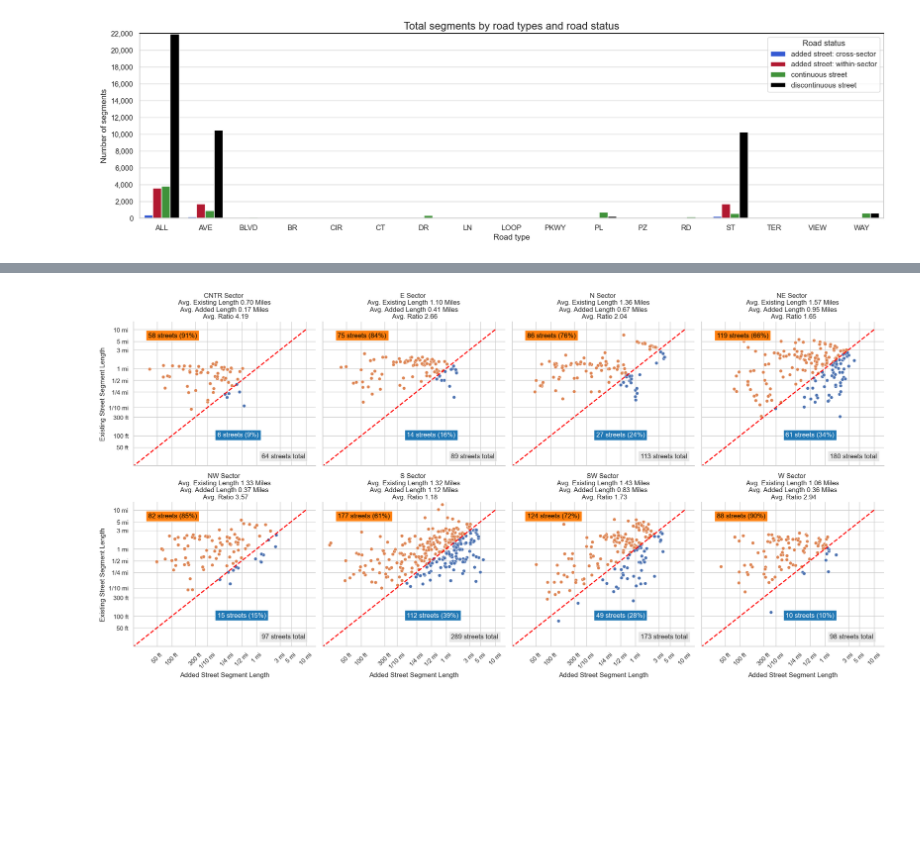
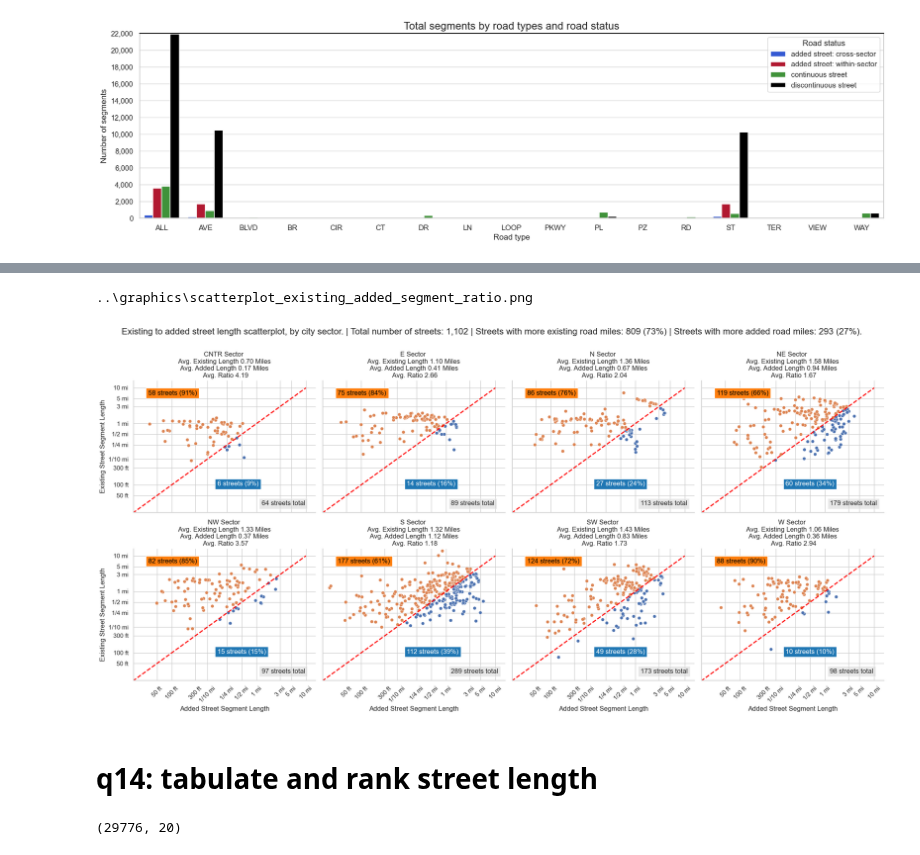
Before and after one commit to mike-babb/seattle_streets, a Jupyter notebook: code/step_05_prepare_graphs_and_stats.ipynb, the cells around one changed output, grey strips where cells are left out. Drawn from its saved outputs; the diff is of its cells as text; code cells hidden in the pictures; blank space fills up the shorter version.

Commit message:
upload street ratio comparison 2025_09_22_16_22_01

```diff
--- a/code/step_05_prepare_graphs_and_stats.ipynb
+++ b/code/step_05_prepare_graphs_and_stats.ipynb
@@ -1258,0 +1341,8 @@ pv_pv_df.head()
+# %%
+col_names = ['city_sector', 'added_street_within_sector', 'discontinuous_street', 'total_length']
+sctr_mean_df = pv_df[col_names].groupby(col_names[:-3]).agg(added_avg_length = ('added_street_within_sector', 'mean'),
+                                                      existing_avg_length = ('discontinuous_street', 'mean'),
+                                                      total_avg_length = ('total_length', 'mean')
+                                                      ).reset_index()
+
+display(sctr_mean_df)
@@ -1258,0 +1385,2 @@ pv_pv_df.head()
+# %%
+sctr_df = pd.merge(left = sctr_sum_df, right = sctr_mean_df)
@@ -1259,6 +1405,5 @@ pv_pv_df.head()
 # %%
-# aggregate to get the sums of miles thing!
-col_names = ['city_sector', 'added_street_within_sector', 'discontinuous_street']
-pv_agg = pv_df[col_names].groupby(col_names[:-2]).agg(added_street_within_sector = ('added_street_within_sector', 'mean'),
-                                                      discontinuous_street = ('discontinuous_street', 'mean')).reset_index()
-pv_agg['street_ratio'] = pv_agg['discontinuous_street'] / pv_agg['added_street_within_sector']
+# aggregate to get averages by sector
+
+sctr_df['street_ratio_dta'] = sctr_df['existing_avg_length'] / sctr_df['added_avg_length']
+sctr_df['street_ratio_atd'] = sctr_df['added_avg_length'] / sctr_df['existing_avg_length']
@@ -1287,7 +1433,7 @@ display(pv_agg)
 # make the plot
 g = sns.FacetGrid(pv_df, col="city_sector", col_wrap=4, height=5, aspect=1)
 g.map_dataframe(sns.scatterplot, x="added_street_within_sector_log", y="discontinuous_street_log",
-                hue = 'street_ratio_hue')
+                hue = 'street_ratio_dta_hue')
 
 # Add a red diagonal line at unity
 def draw_diagonal(*args, **kwargs):
@@ -1319,41 +1465,65 @@ for ax in g.axes.flat:
 
     # y axis
     ax.set_yticks(ticks = y_ticks)
     ax.set_yticklabels(labels = y_tick_label_text, rotation=0)
 
     # titles
     curr_cs = ax.get_title()[len('city_sector = '):]
     #print(curr_title)
 
     # the average ratio of added to existing streets
-    curr_row = pv_agg.loc[pv_agg['city_sector']==curr_cs, :].iloc[0].to_list()
-    avg_added = f'{curr_row[1]:,.2f}'
-    avg_existing = f'{curr_row[2]:,.2f}'
-    avg_ratio = f'{curr_row[3]:,.2f}'
+    curr_sctr_df = sctr_df.loc[sctr_df['city_sector']==curr_cs, :]
+    avg_added = f'{curr_sctr_df['added_avg_length'].iloc[0]:,.2f}'
+    avg_existing = f'{curr_sctr_df['existing_avg_length'].iloc[0]:,.2f}'
+    avg_ratio = f'{curr_sctr_df['street_ratio_dta'].iloc[0]:,.2f}'
 
     curr_title = f"{curr_cs} Sector \n Avg. Existing Length {avg_existing} Miles \n Avg. Added Length {avg_added} Miles \n Avg. Ratio {avg_ratio}"
     ax.set_title(curr_title)
 
     # the number of streets with more added length than existing length and vice-versa
-    curr_row = pv_pv_df.loc[pv_pv_df['city_sector']==curr_cs, :].iloc[0].to_list()
-    added_streets = curr_row[1]
-    existing_streets = curr_row[2]
-    total_streets = curr_row[3]
-    added_streets_per = f'{curr_row[4]:.0%}'
-    existing_streets_per = f'{curr_row[5]:.0%}'
+    added_streets = curr_sctr_df['added_is_gt'].iloc[0]
+    existing_streets = curr_sctr_df['existing_is_gt'].iloc[0]
+    total_streets = curr_sctr_df['total_streets'].iloc[0]
+    added_streets_per = f'{curr_sctr_df['added_is_gt_per'].iloc[0]:.0%}'
+    existing_streets_per = f'{curr_sctr_df['existing_is_gt_per'].iloc[0]:.0%}'
 
     existing_text = f"{existing_streets} streets ({existing_streets_per})"
     ax.text(x = -2.2, y = .8, s = existing_text, color = 'black', bbox = {'fc':'tab:orange', 'alpha':1})
 
     added_text = f"{added_streets} streets ({added_streets_per})"
     ax.text(x = -.8, y = -1.75, s = added_text, color = 'white', bbox = {'fc':'tab:blue', 'alpha':1})
 
     # total streets
     total_text = f"{total_streets} streets total"
     ax.text(x = .1, y = -2.3, s = total_text, bbox = {'fc':'lightgrey','alpha':.5})
 
+
+tot_values = sctr_df.loc[sctr_df['city_sector'] == 'City Wide', :]
+
+existing_streets = tot_values['existing_is_gt'].iloc[0]
+existing_streets_per = tot_values['existing_is_gt_per'].iloc[0]
+added_streets = tot_values['added_is_gt'].iloc[0]
+added_streets_per = tot_values['added_is_gt_per'].iloc[0]
+total_streets = tot_values['total_streets'].iloc[0]
+
+
+title_text = f"""Existing to added street length scatterplot, by city sector. | Total number of streets: {total_streets:,} | Streets with more existing road miles: {existing_streets} ({existing_streets_per:.0%}) | Streets with more added road miles: {added_streets} ({added_streets_per:.0%}).
+"""
+
+
+g.figure.suptitle(t = title_text,
+                  fontsize = 16)
+
 # Adjust layout
 plt.tight_layout()
+
+output_file_name = '..\\graphics\\scatterplot_existing_added_segment_ratio.png'
+output_file_name = os.path.normpath(output_file_name)
+print(output_file_name)
+plt.savefig(fname = output_file_name)
 plt.show()
 # %% [output]
+..\graphics\scatterplot_existing_added_segment_ratio.png
-[figure, old version]
+[figure, new version]
+# %% [markdown]
+# q14: tabulate and rank street length
@@ -1359,0 +1533,5 @@ plt.show()
+# %%
+# load the geospatial data
+gdf.shape
+# %% [output]
+(29776, 20)
```
Also changed, not shown: parts of 66 cells of this notebook, 21 other files.
